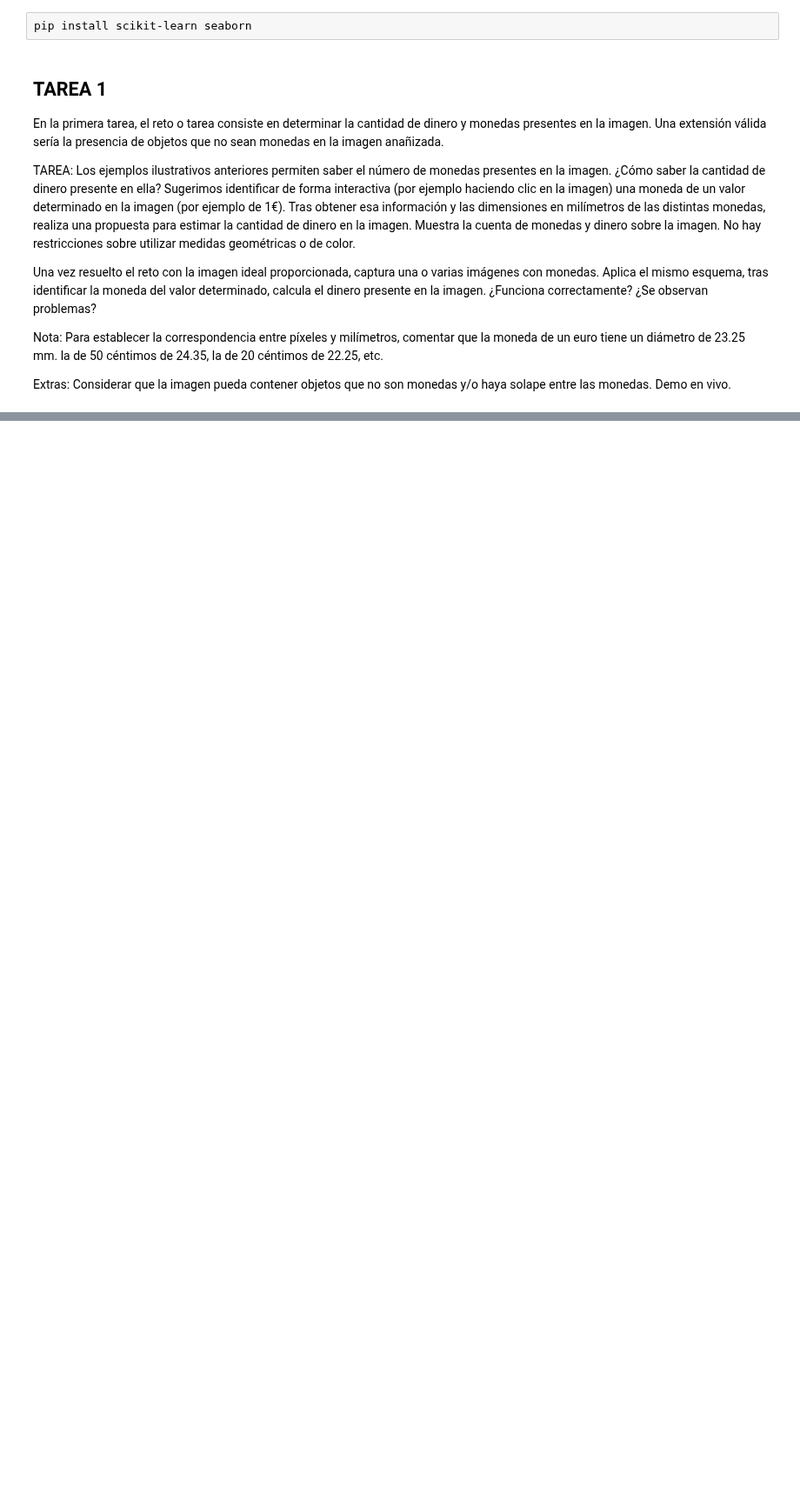
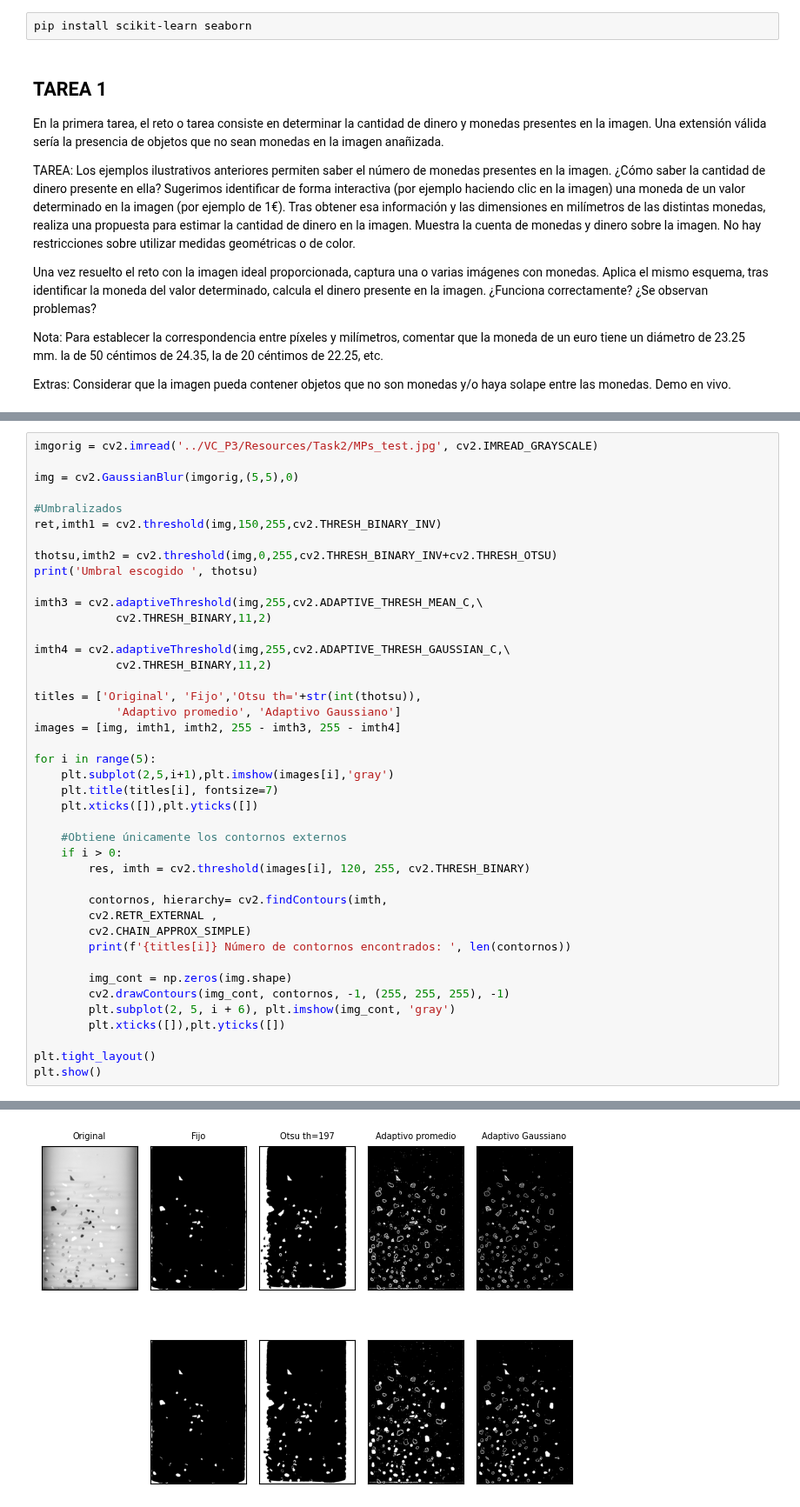
Before and after one commit to ivanperezdiaz829/Computer_Vision, a Jupyter notebook: VC_P3/Exercises_P3.ipynb, the cells around one changed output, grey strips where cells are left out. Shown at 87% size. Saved outputs shown, nothing was run; the diff lists cells and outputs as text; blank space fills up the shorter version.

Commit message:
Exercises_P3: Task2 updated with some exercises and obtain a df.

```diff
--- a/VC_P3/Exercises_P3.ipynb
+++ b/VC_P3/Exercises_P3.ipynb
@@ -37,3 +37,46 @@ A la hora de considerar posibles características geométricas, como punto de pa
 - Definido el centroide, relación entre las distancias menor y mayor al contorno
 
 En relación a la segmentación de las partículas, una probable primera observación es que la aplicación del umbralizado para separarlas del fondo, es delicada. Preprocesamiento como suavizar la imagen de entrada o reducir su tamaño, o aplicar heurísticas basadas en el tamaño mínimo y máximo de los contornos localizados, y la distancia mínima entre ellos, pueden ayudar a filtrar falsas detecciones, pero a pesar de ello, será un desafío obtener una separación perfecta para todas las imágenes con la misma estrategia. Añadir, que la imagen de fragmentos contiene unas 80 partículas, la de *pellets* unas 55 y la de alquitrán unas 54.
+# %%
+imgorig = cv2.imread('../VC_P3/Resources/Task2/MPs_test.jpg', cv2.IMREAD_GRAYSCALE)
+
+img = cv2.GaussianBlur(imgorig,(5,5),0)
+
+#Umbralizados
+ret,imth1 = cv2.threshold(img,150,255,cv2.THRESH_BINARY_INV)
+
+thotsu,imth2 = cv2.threshold(img,0,255,cv2.THRESH_BINARY_INV+cv2.THRESH_OTSU)
+print('Umbral escogido ', thotsu)
+
+imth3 = cv2.adaptiveThreshold(img,255,cv2.ADAPTIVE_THRESH_MEAN_C,\
+            cv2.THRESH_BINARY,11,2)
+
+imth4 = cv2.adaptiveThreshold(img,255,cv2.ADAPTIVE_THRESH_GAUSSIAN_C,\
+            cv2.THRESH_BINARY,11,2)
+
+titles = ['Original', 'Fijo','Otsu th='+str(int(thotsu)),
+            'Adaptivo promedio', 'Adaptivo Gaussiano']
+images = [img, imth1, imth2, 255 - imth3, 255 - imth4]
+
+for i in range(5):
+    plt.subplot(2,5,i+1),plt.imshow(images[i],'gray')
+    plt.title(titles[i], fontsize=7)
+    plt.xticks([]),plt.yticks([])
+
+    #Obtiene únicamente los contornos externos
+    if i > 0:
+        res, imth = cv2.threshold(images[i], 120, 255, cv2.THRESH_BINARY)
+
+        contornos, hierarchy= cv2.findContours(imth,
+        cv2.RETR_EXTERNAL ,
+        cv2.CHAIN_APPROX_SIMPLE)
+        print(f'{titles[i]} Número de contornos encontrados: ', len(contornos))
+
+        img_cont = np.zeros(img.shape)
+        cv2.drawContours(img_cont, contornos, -1, (255, 255, 255), -1)
+        plt.subplot(2, 5, i + 6), plt.imshow(img_cont, 'gray')
+        plt.xticks([]),plt.yticks([])
+
+plt.tight_layout()
+plt.show()
+# %% [output]
@@ -39,0 +88 @@ En relación a la segmentación de las partículas, una probable primera observa
+[figure, added]
```
Also changed, not shown: parts of 6 cells of this notebook, 8 other files.
